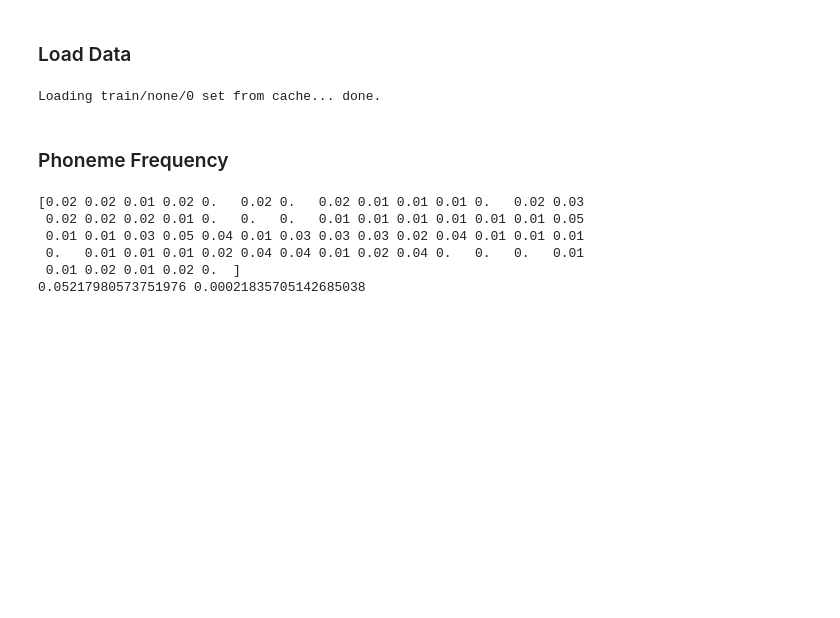
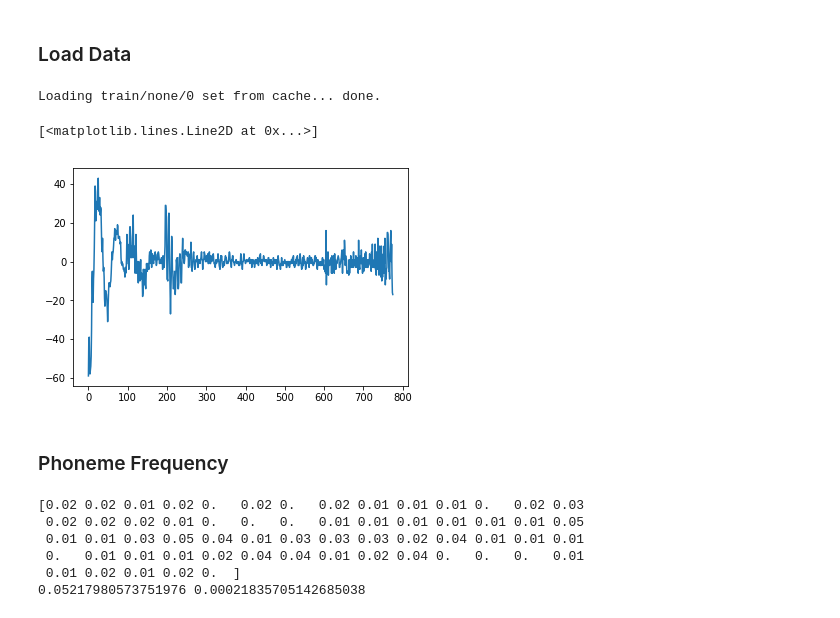
Before and after one commit to jarednielsen/speech2phone, a Jupyter notebook: experiments/class/length_classification.ipynb, the cells around one changed output. Saved outputs shown, nothing was run; the diff lists cells and outputs as text; code cells hidden in the pictures; blank space fills up the shorter version.

```diff
--- a/experiments/class/length_classification.ipynb
+++ b/experiments/class/length_classification.ipynb
@@ -22,6 +24,11 @@ phonemes = get_phones(labels)
 n_phones = len(phones)
 # %% [output]
 Loading train/none/0 set from cache... done.
+# %%
+plt.plot(audio[0])
+# %% [output]
+[<matplotlib.lines.Line2D at 0x...>]
+[figure, added]
 # %% [markdown]
 ### Phoneme Frequency
 # %%
```
Also changed, not shown: parts of 1 cell of this notebook, 3 other files.
